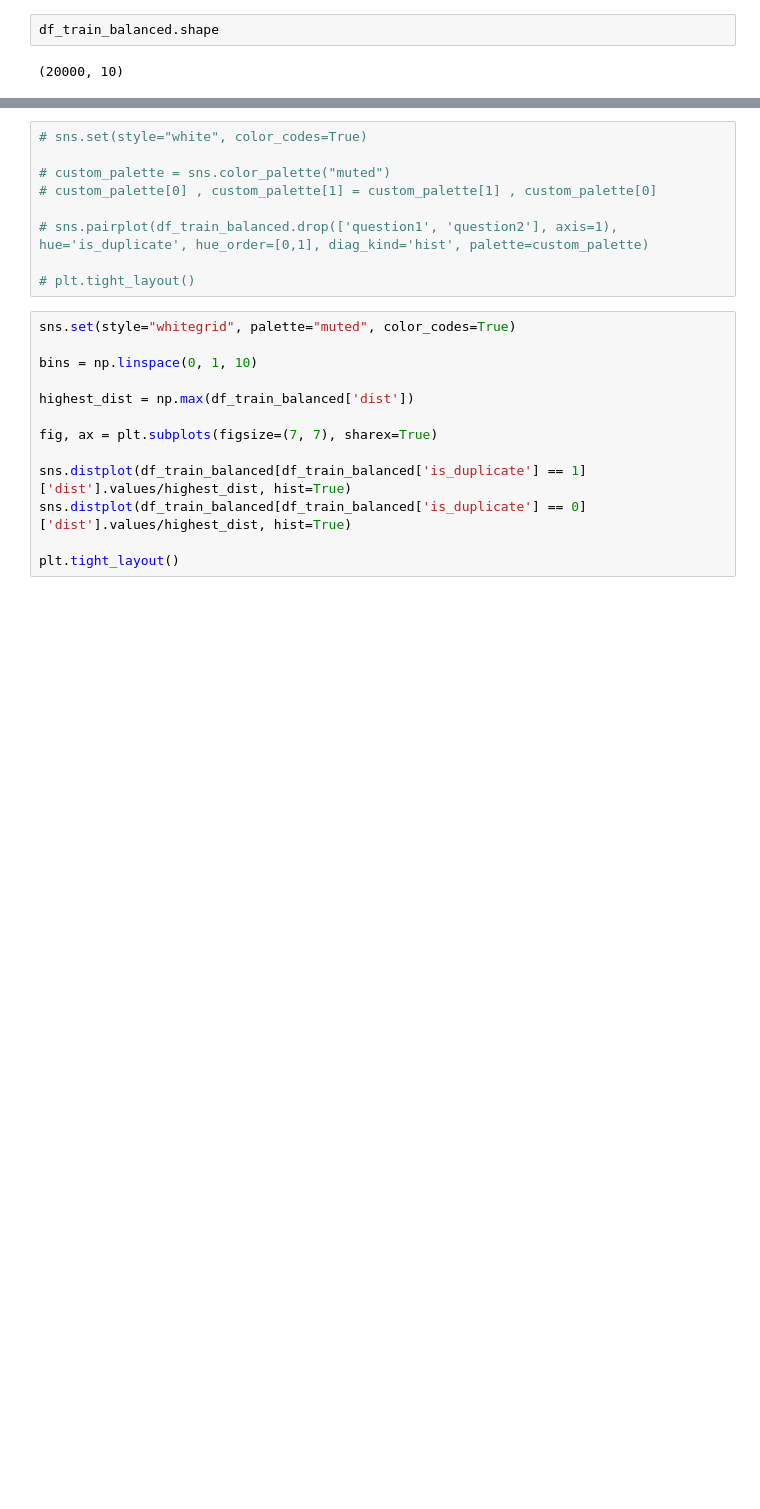
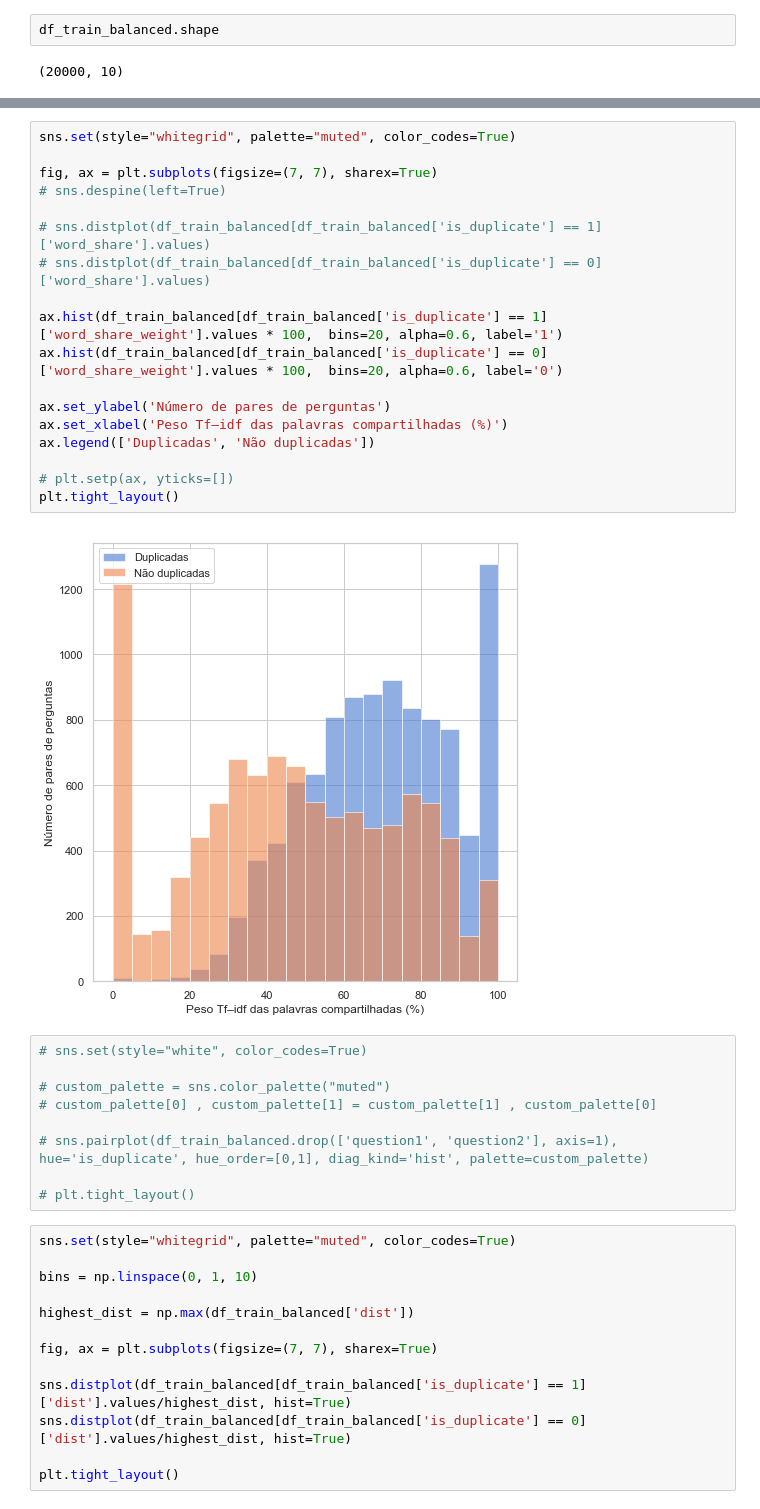
Before and after one commit to pimenta-arthur/quora-question-pairs, a Jupyter notebook: Report.ipynb, the cells around one changed output, grey strips where cells are left out. Saved outputs shown, nothing was run; the diff lists cells and outputs as text; blank space fills up the shorter version.

```diff
--- a/Report.ipynb
+++ b/Report.ipynb
@@ -345,3 +334,23 @@ df_train_balanced.head()
+# %%
+sns.set(style="whitegrid", palette="muted", color_codes=True)
+
+fig, ax = plt.subplots(figsize=(7, 7), sharex=True)
+# sns.despine(left=True)
+
+# sns.distplot(df_train_balanced[df_train_balanced['is_duplicate'] == 1]['word_share'].values)
+# sns.distplot(df_train_balanced[df_train_balanced['is_duplicate'] == 0]['word_share'].values)
+
+ax.hist(df_train_balanced[df_train_balanced['is_duplicate'] == 1]['word_share_weight'].values * 100,  bins=20, alpha=0.6, label='1')
+ax.hist(df_train_balanced[df_train_balanced['is_duplicate'] == 0]['word_share_weight'].values * 100,  bins=20, alpha=0.6, label='0')
+
+ax.set_ylabel('Número de pares de perguntas')
+ax.set_xlabel('Peso Tf–idf das palavras compartilhadas (%)')
+ax.legend(['Duplicadas', 'Não duplicadas'])
+
+# plt.setp(ax, yticks=[])
+plt.tight_layout()
+# %% [output]
+[figure, added]
 # %%
 # sns.set(style="white", color_codes=True)
 
```
Also changed, not shown: parts of 7 cells of this notebook.
